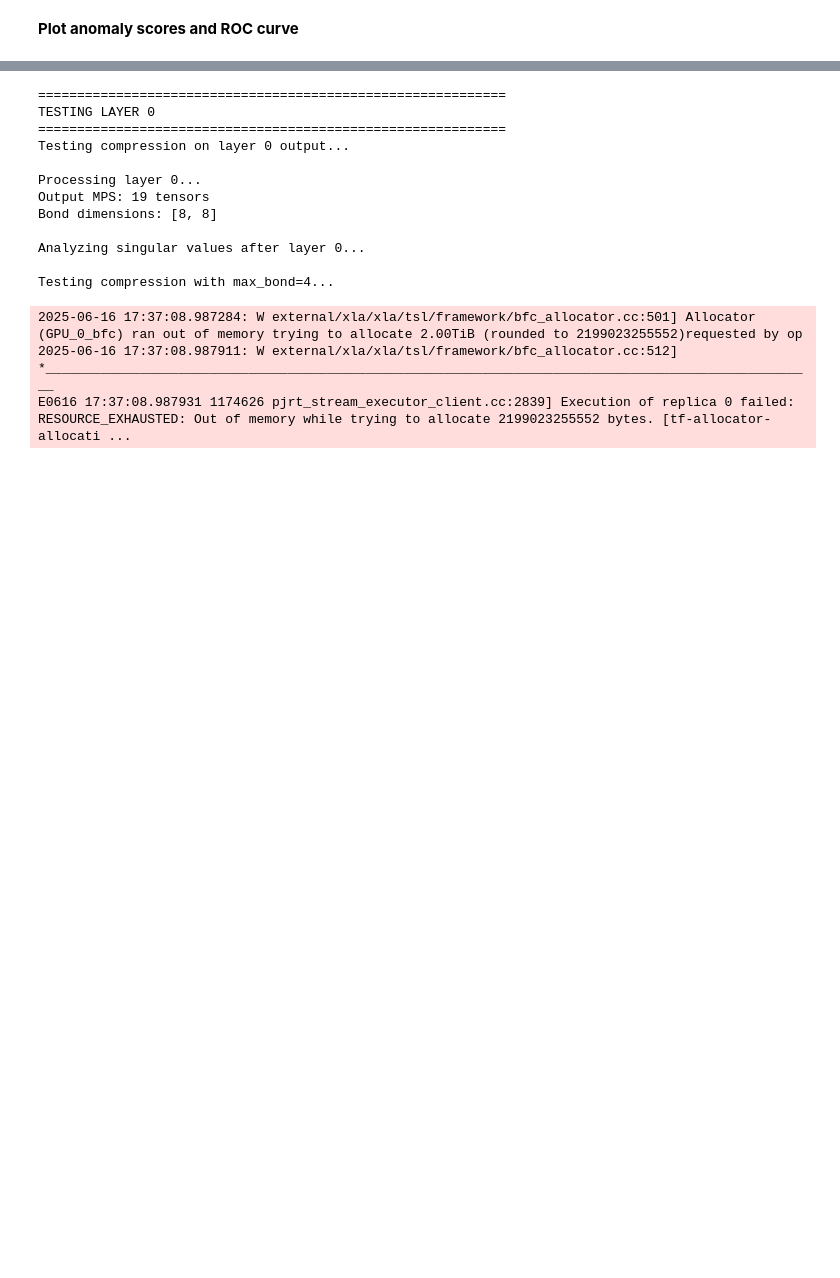
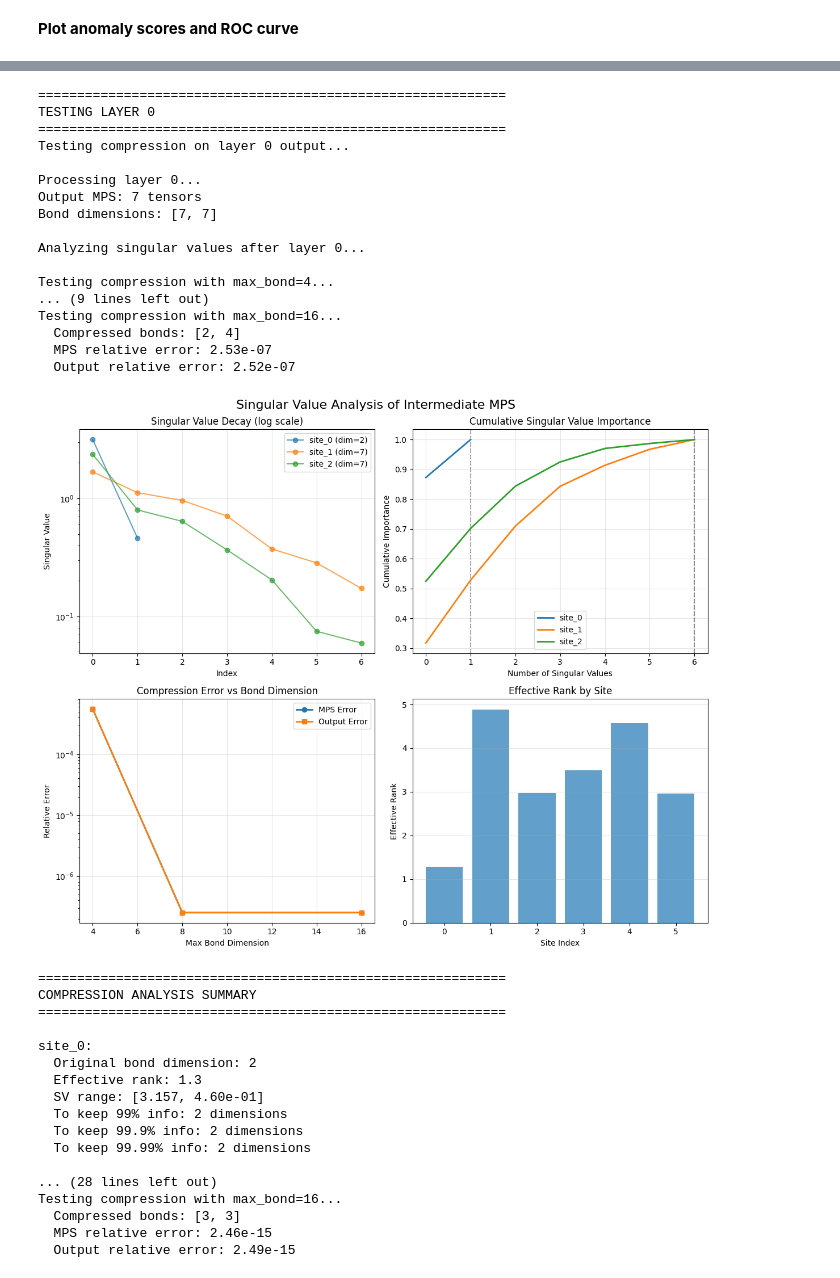
Before and after one commit to SLAC-Julia-Group/hardware-aware-tensor-networks, a Jupyter notebook: TN/Autoencoder_AD_Torch.ipynb, the cells around one changed output, grey strips where cells are left out. Cells and saved outputs as stored; diff of their text form; code cells hidden in the pictures; blank space fills up the shorter version.

```diff
--- a/TN/Autoencoder_AD_Torch.ipynb
+++ b/TN/Autoencoder_AD_Torch.ipynb
@@ -348,10 +340,10 @@ plt.savefig('training_loss.png', dpi=300)
 # %% [markdown]
 **Evaluate**
 # %%
-a4l = d.load_data(inputPath + "Ato4l_lepFilter_13TeV.h5", batch_size=10000, shuffle=True, norm=True)
-lq = d.load_data(inputPath + "leptoquark_LOWMASS_lepFilter_13TeV.h5", batch_size=10000, shuffle=True, norm=True)
-htnu = d.load_data(inputPath + "hChToTauNu_13TeV_PU20.h5", batch_size=10000, shuffle=True, norm=True)
-htt = d.load_data(inputPath + "hToTauTau_13TeV_PU20.h5", batch_size=10000, shuffle=True, norm=True)
+a4l = d.load_data(inputPath + "Ato4l_lepFilter_13TeV.h5", batch_size=10000, skip_MET_eta=skip_MET_eta, shuffle=True, norm=True)
+lq = d.load_data(inputPath + "leptoquark_LOWMASS_lepFilter_13TeV.h5", batch_size=10000, skip_MET_eta=skip_MET_eta, shuffle=True, norm=True)
+htnu = d.load_data(inputPath + "hChToTauNu_13TeV_PU20.h5", batch_size=10000, skip_MET_eta=skip_MET_eta, shuffle=True, norm=True)
+htt = d.load_data(inputPath + "hToTauTau_13TeV_PU20.h5", batch_size=10000, skip_MET_eta=skip_MET_eta, shuffle=True, norm=True)
 # %%
 @jax.jit
 def loss_error_only(data, targets, *params):
@@ -1030,7 +1019,7 @@ def run_compression_test(model, test_event=None, embedding=None):
     # Test each layer
     all_results = {}
 
-    for layer_idx in range(3):  # Test layers 0, 1, 2
+    for layer_idx in range(2):  # Test layers 0, 1
         print(f"\n{'='*60}")
         print(f"TESTING LAYER {layer_idx}")
         print(f"{'='*60}")
@@ -1040,7 +1029,7 @@ def run_compression_test(model, test_event=None, embedding=None):
             test_event,
             embedding,
             layer_idx=layer_idx,
-            bond_dims=[4, 8, 16, 32, 64, 96]
+            bond_dims=[2, 4, 6, 8]
         )
 
         all_results[f'layer_{layer_idx}'] = results
@@ -1056,40 +1045,60 @@ def run_compression_test(model, test_event=None, embedding=None):
     print("OVERALL RECOMMENDATIONS")
     print("="*80)
 
-    for layer_idx in range(3):
+    for layer_idx in range(2):
         results = all_results[f'layer_{layer_idx}']
         original_bond = results['original_bond_dims'][0] if results['original_bond_dims'] else 'N/A'
 
         # Find minimal bond dim with acceptable error
         min_bond = None
         for bond_dim in sorted(results['compression_tests'].keys()):
             if results['compression_tests'][bond_dim]['relative_error_output'] < 1e-6:
                 min_bond = bond_dim
                 break
 
         print(f"\nLayer {layer_idx}:")
         print(f"  Current bond dim: {original_bond}")
         print(f"  Recommended max bond: {min_bond or 'No compression needed'}")
         if min_bond and original_bond != 'N/A':
             print(f"  Compression factor: {original_bond/min_bond:.1f}x")
 
     return all_results
 
 
 results = run_compression_test(autoencoder, test_event, embedding)
 # %% [output]
 ============================================================
 TESTING LAYER 0
 ============================================================
 Testing compression on layer 0 output...
 
 Processing layer 0...
-Output MPS: 19 tensors
-Bond dimensions: [8, 8]
+Output MPS: 7 tensors
+Bond dimensions: [7, 7]
 
 Analyzing singular values after layer 0...
 
 Testing compression with max_bond=4...
+... (9 lines left out)
+Testing compression with max_bond=16...
+  Compressed bonds: [2, 4]
+  MPS relative error: 2.53e-07
+  Output relative error: 2.52e-07
+[figure, added]
-2025-06-16 17:37:08.987284: W external/xla/xla/tsl/framework/bfc_allocator.cc:501] Allocator (GPU_0_bfc) ran out of memory trying to allocate 2.00TiB (rounded to 2199023255552)requested by op
-2025-06-16 17:37:08.987911: W external/xla/xla/tsl/framework/bfc_allocator.cc:512] *___________________________________________________________________________________________________
-E0616 17:37:08.987931 1174626 pjrt_stream_executor_client.cc:2839] Execution of replica 0 failed: RESOURCE_EXHAUSTED: Out of memory while trying to allocate 2199023255552 bytes. [tf-allocator-allocati ...
+============================================================
+COMPRESSION ANALYSIS SUMMARY
+============================================================
+
+site_0:
+  Original bond dimension: 2
+  Effective rank: 1.3
+  SV range: [3.157, 4.60e-01]
+  To keep 99% info: 2 dimensions
+  To keep 99.9% info: 2 dimensions
+  To keep 99.99% info: 2 dimensions
+
+... (28 lines left out)
+Testing compression with max_bond=16...
+  Compressed bonds: [3, 3]
+  MPS relative error: 2.46e-15
+  Output relative error: 2.49e-15
```
Also changed, not shown: parts of 18 cells of this notebook, 4 other files.
